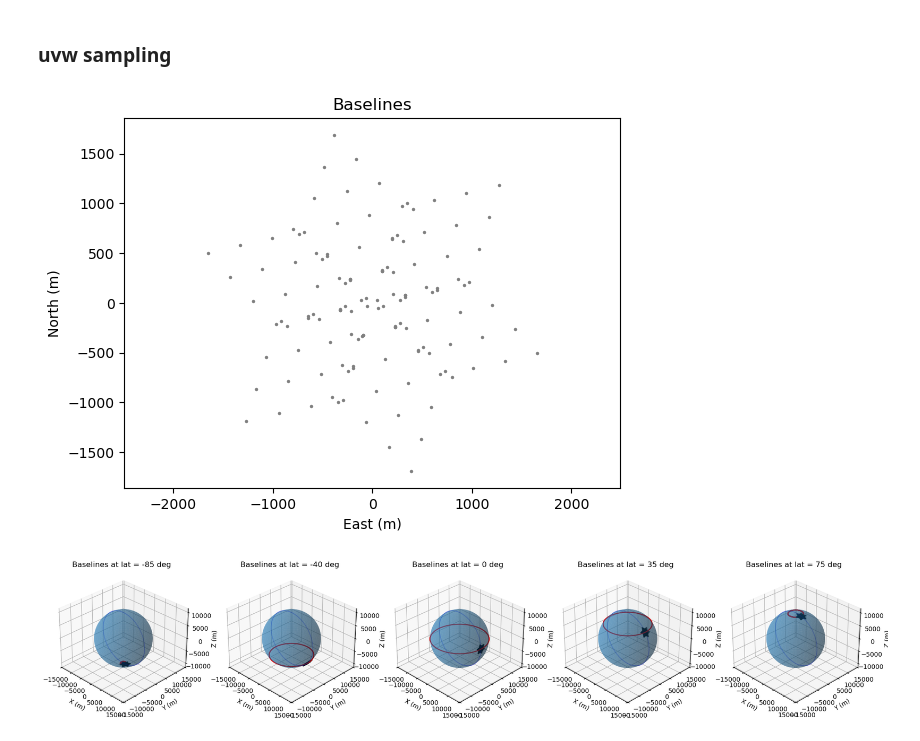
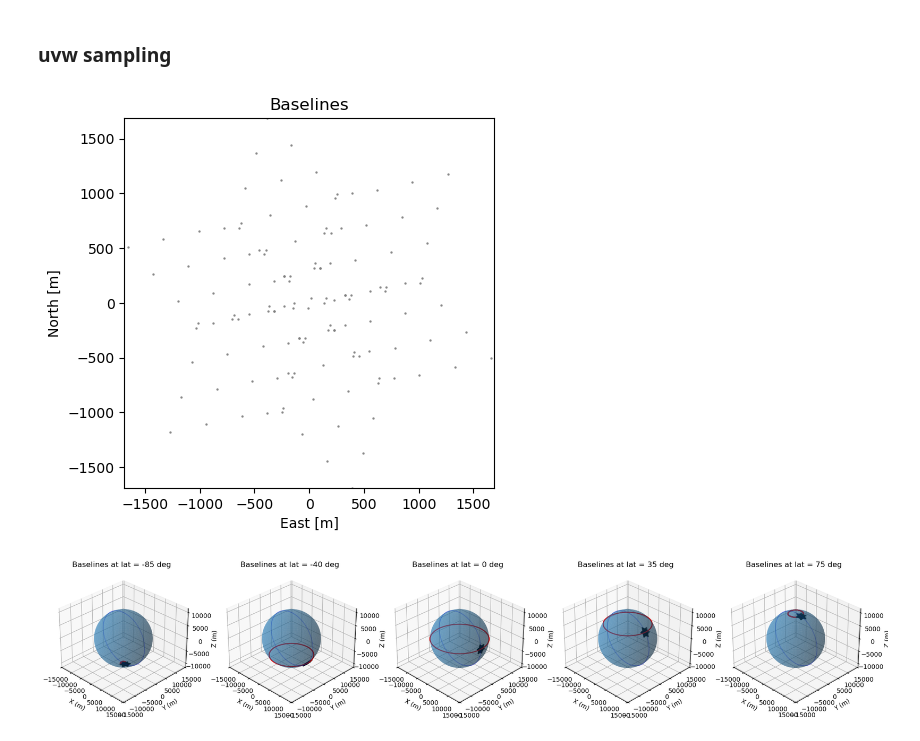
Before and after one commit to CentofantiEze/argosim, a Jupyter notebook: notebooks/test_array_functions.ipynb, the cells around one changed output. Drawn from its saved outputs; the diff is of its cells as text; code cells hidden in the pictures.

Commit message:
Plotting function improvements

```diff
--- a/notebooks/test_array_functions.ipynb
+++ b/notebooks/test_array_functions.ipynb
@@ -64,14 +64,9 @@ plot_antenna_arr(array_combcirc, ax=ax[1], fig=fig)
 # %%
 # get_baselines(array) -> [[be1, bn1, bu1], [be2, bn2, bu2], ...]
 b_ENU = get_baselines(array_comby)
-plt.scatter(b_ENU[:,0], b_ENU[:,1], c='gray', s=2)
-plt.xlabel('East (m)')
-plt.ylabel('North (m)')
-plt.title('Baselines')
-plt.axis('equal')
-plt.show()
+plot_baselines(np.vstack((b_ENU[:,0],b_ENU[:,1])).T, ENU=True)
 # %% [output]
-[figure, old version]
+[figure, new version]
 # %%
 # ENU_to_XYZ(b_ENU, lat = 35./180*np.pi) -> [bx1, bx2, ...], [by1, by2, ...], [bz1, bz2, ...]
 fig, ax = plt.subplots(1, 5, figsize=(23, 4), subplot_kw={'projection': '3d'})
```
Also changed, not shown: parts of 6 cells of this notebook, 5 other files.
